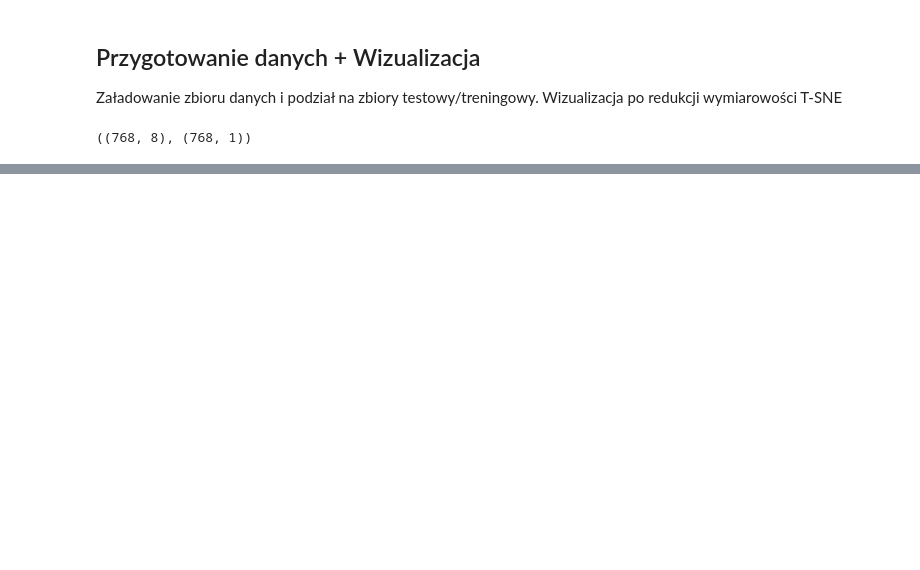
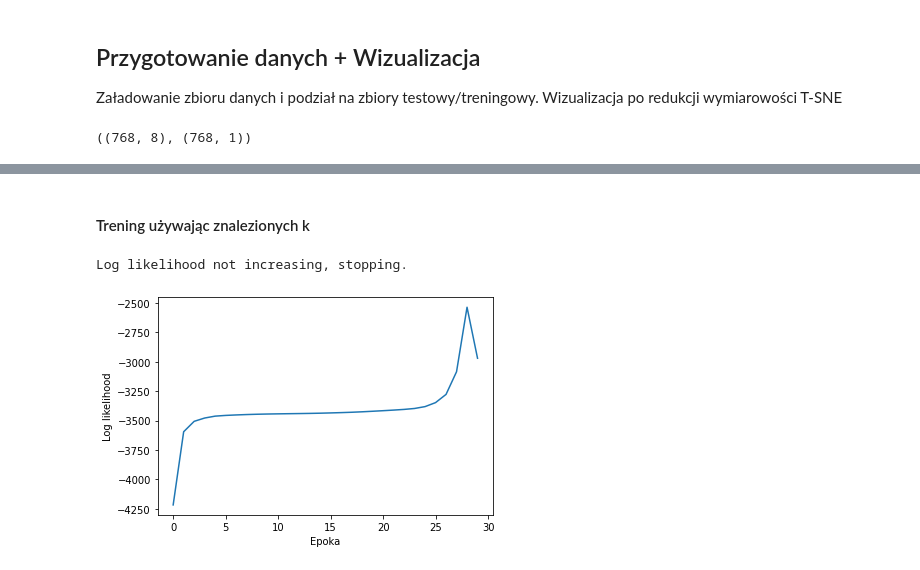
Before and after one commit to Stashq/p01-czwartek-11-Straburzynski-Raczy, a Jupyter notebook: GMM.ipynb, the cells around one changed output, grey strips where cells are left out. Saved outputs shown, nothing was run; the diff lists cells and outputs as text; code cells hidden in the pictures; blank space fills up the shorter version.

```diff
--- a/GMM.ipynb
+++ b/GMM.ipynb
@@ -70,0 +129,6 @@ y_pred = np.argmax(y_pred_probs, axis=1)
+# %%
+n_dims = X_train.shape[1]
+y_train_flat = y_train.ravel()
+X_train_y1 = X_train[y_train_flat == 0]
+X_train_y2 = X_train[y_train_flat == 1]
+len(X_train_y1), len(X_train_y2)
@@ -70,0 +215,14 @@ y_pred = np.argmax(y_pred_probs, axis=1)
+# %% [markdown]
+#### Trening używając znalezionych k
+# %%
+# best k's
+k_y1 = 3
+k_y2 = 6
+# %%
+model_y1 = GaussianMixtureModelKMeans(n_components=k_y1, n_dims=n_dims, n_epochs=100)
+model_y2 = GaussianMixtureModelKMeans(n_components=k_y2, n_dims=n_dims, n_epochs=100)
+# %%
+model_y1.fit(X_train_y1)
+# %% [output]
+Log likelihood not increasing, stopping.
+[figure, added]
```
Also changed, not shown: parts of 25 cells of this notebook, 1 other file.
